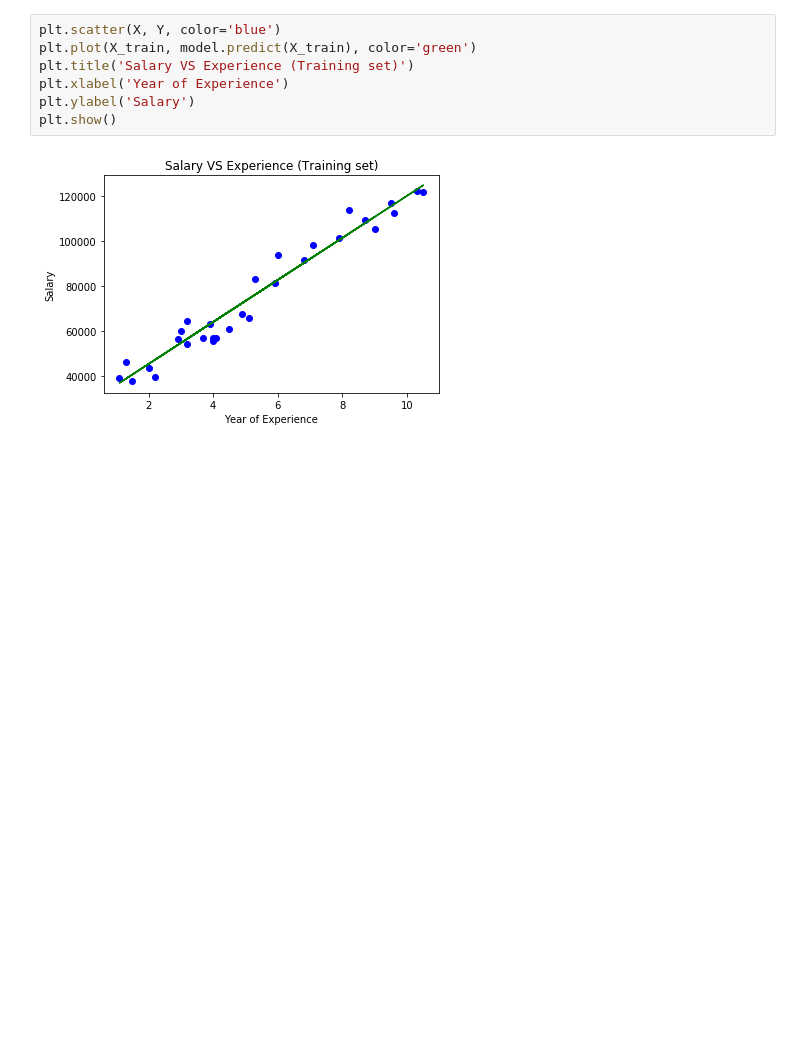
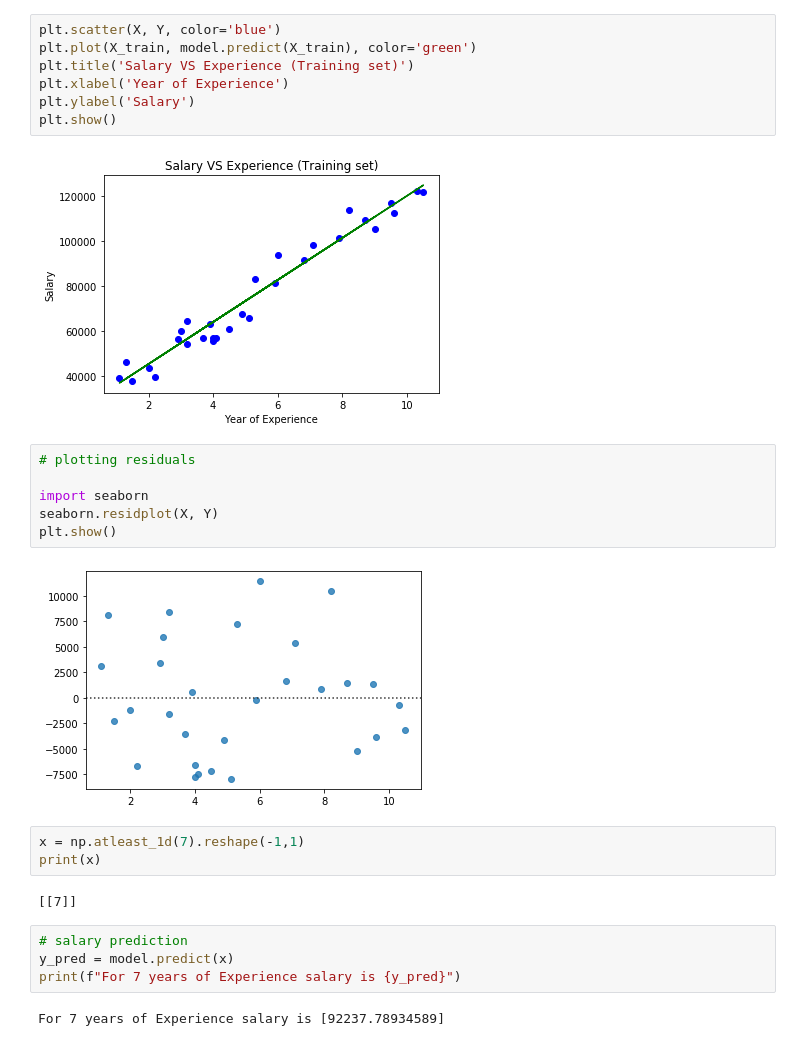
Before and after one commit to amitkrishna/Machine_Learning-ZG565, a Jupyter notebook: Lab02/Simpler Linear Regression/lab03_simplelinear_regression.ipynb, the cells around one changed output. Saved outputs shown, nothing was run; the diff lists cells and outputs as text; blank space fills up the shorter version.

```diff
--- a/Lab02/Simpler Linear Regression/lab03_simplelinear_regression.ipynb
+++ b/Lab02/Simpler Linear Regression/lab03_simplelinear_regression.ipynb
@@ -108,3 +108,22 @@ plt.ylabel('Salary')
 plt.show()
 # %% [output]
 [figure]
+# %%
+# plotting residuals
+
+import seaborn
+seaborn.residplot(X, Y)
+plt.show()
+# %% [output]
+[figure, added]
+# %%
+x = np.atleast_1d(7).reshape(-1,1)
+print(x)
+# %% [output]
+[[7]]
+# %%
+# salary prediction
+y_pred = model.predict(x)
+print(f"For 7 years of Experience salary is {y_pred}")
+# %% [output]
+For 7 years of Experience salary is [92237.78934589]
```
Also changed, not shown: parts of 2 cells of this notebook.
